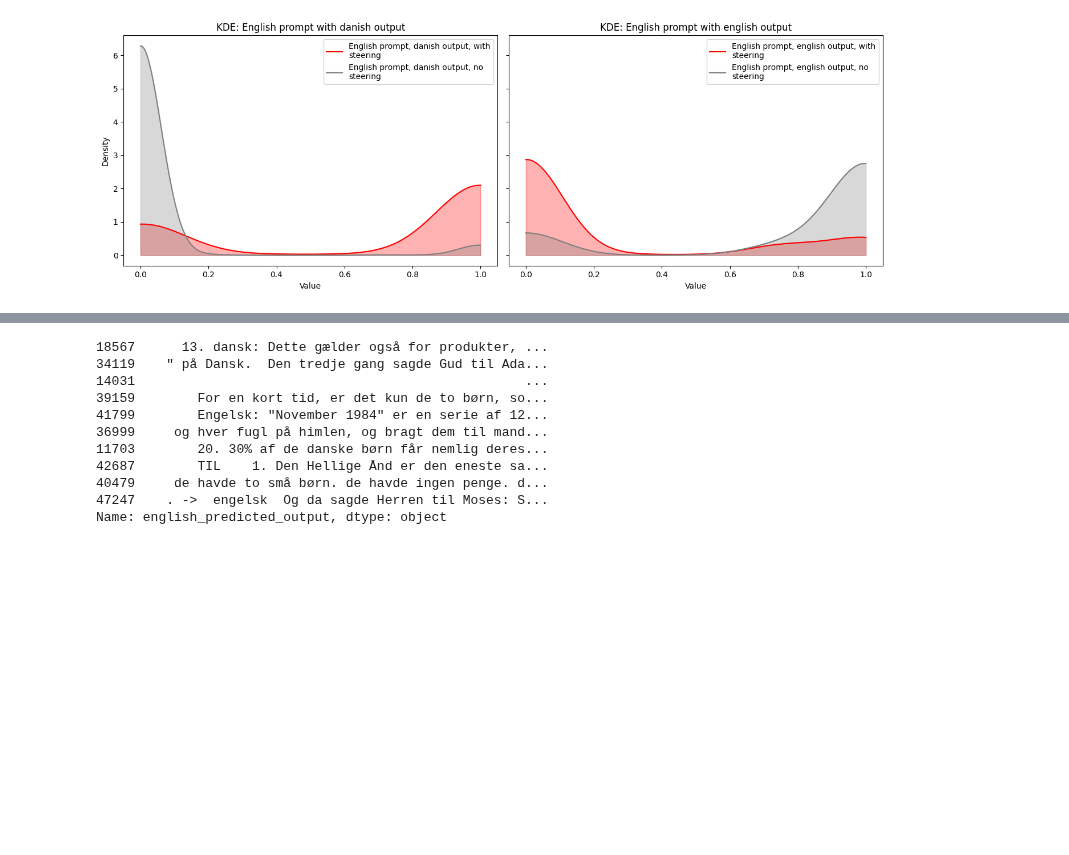
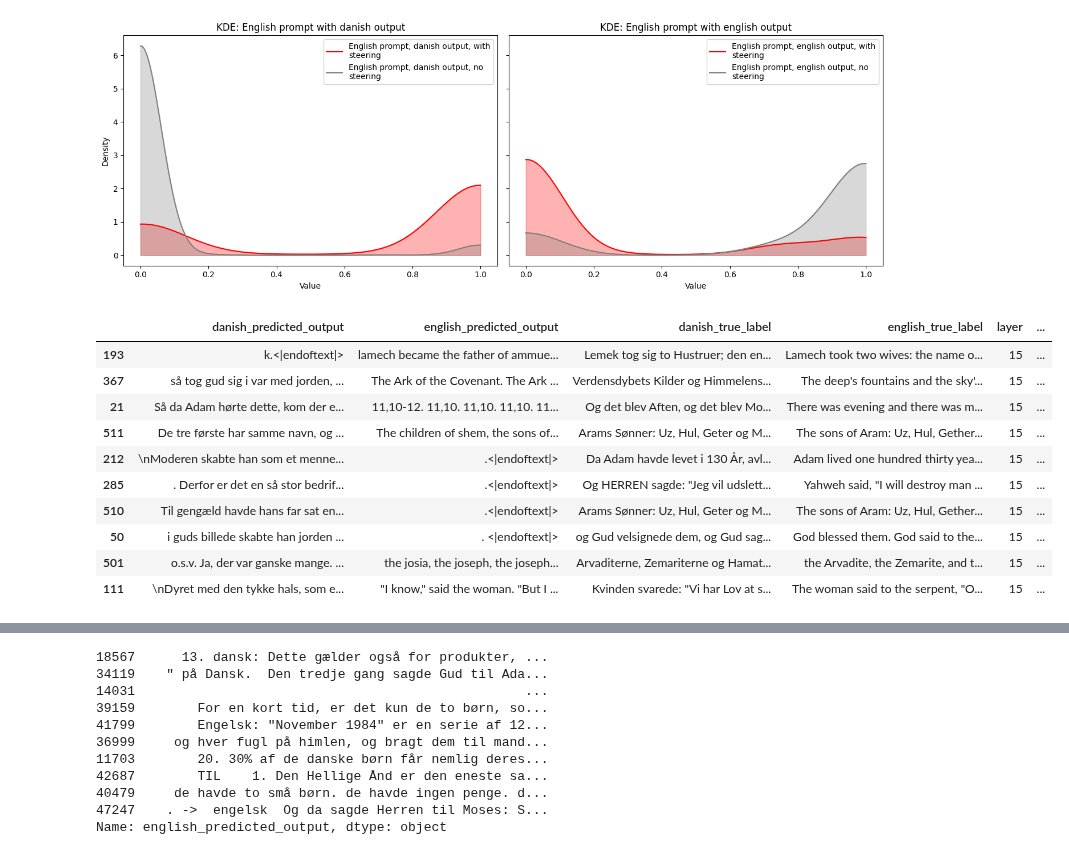
Before and after one commit to MartinKirkegaardDK/KDS_MI, a Jupyter notebook: marki.ipynb, the cells around one changed output, grey strips where cells are left out. Cells and saved outputs as stored; diff of their text form; code cells hidden in the pictures; blank space fills up the shorter version.

```diff
--- a/marki.ipynb
+++ b/marki.ipynb
@@ -112,4 +195,17 @@ plt.show()
 # %% [output]
 [figure]
 # %%
-df[df.danish_prompt_score < 0.6].sample(10)["danish_predicted_output"]
+sample = df[df.danish_language_prediction_on_english_steered < 0.6].sample(10)
+sample
+# %% [output]
+|  | danish_predicted_output | english_predicted_output | danish_true_label | english_true_label | layer | ... |
+| 193 | k.<|endoftext|> | lamech became the father of ammue... | Lemek tog sig to Hustruer; den en... | Lamech took two wives: the name o... | 15 | ... |
+| 367 | så tog gud sig i var med jorden, ... | The Ark of the Covenant. The Ark ... | Verdensdybets Kilder og Himmelens... | The deep's fountains and the sky'... | 15 | ... |
+| 21 | Så da Adam hørte dette, kom der e... | 11,10-12. 11,10. 11,10. 11,10. 11... | Og det blev Aften, og det blev Mo... | There was evening and there was m... | 15 | ... |
+| 511 | De tre første har samme navn, og ... | The children of shem, the sons of... | Arams Sønner: Uz, Hul, Geter og M... | The sons of Aram: Uz, Hul, Gether... | 15 | ... |
+| 212 | \nModeren skabte han som et menne... | .<|endoftext|> | Da Adam havde levet i 130 År, avl... | Adam lived one hundred thirty yea... | 15 | ... |
+| 285 | . Derfor er det en så stor bedrif... | .<|endoftext|> | Og HERREN sagde: "Jeg vil udslett... | Yahweh said, "I will destroy man ... | 15 | ... |
+| 510 | Til gengæld havde hans far sat en... | .<|endoftext|> | Arams Sønner: Uz, Hul, Geter og M... | The sons of Aram: Uz, Hul, Gether... | 15 | ... |
+| 50 | i guds billede skabte han jorden ... | . <|endoftext|> | og Gud velsignede dem, og Gud sag... | God blessed them. God said to the... | 15 | ... |
+| 501 | o.s.v. Ja, der var ganske mange. ... | the josia, the joseph, the joseph... | Arvaditerne, Zemariterne og Hamat... | the Arvadite, the Zemarite, and t... | 15 | ... |
+| 111 | \nDyret med den tykke hals, som e... | "I know," said the woman. "But I ... | Kvinden svarede: "Vi har Lov at s... | The woman said to the serpent, "O... | 15 | ... |
```
Also changed, not shown: parts of 19 cells of this notebook.
